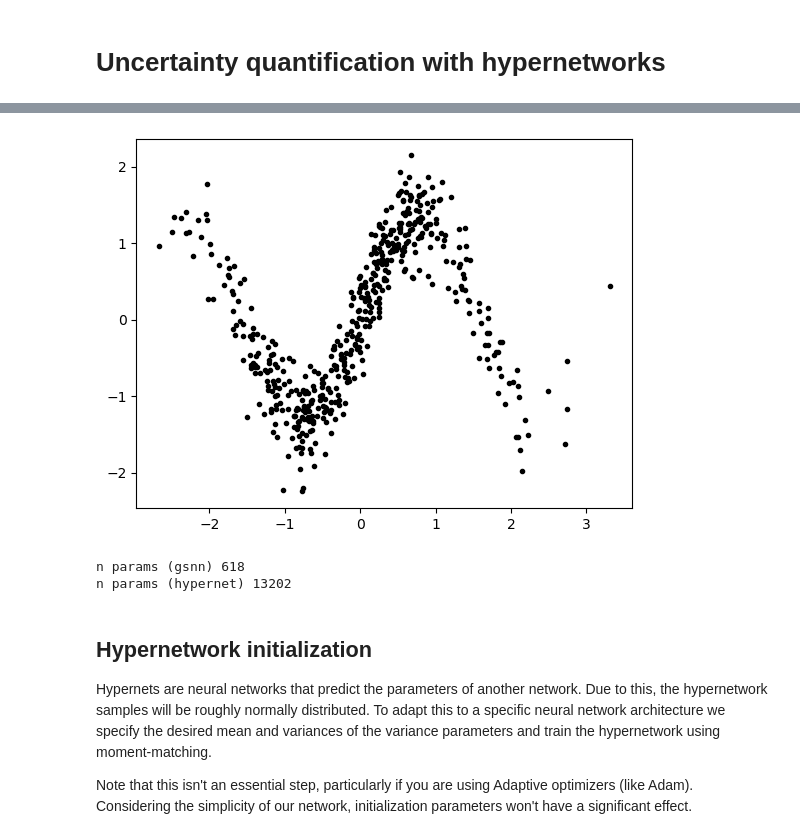
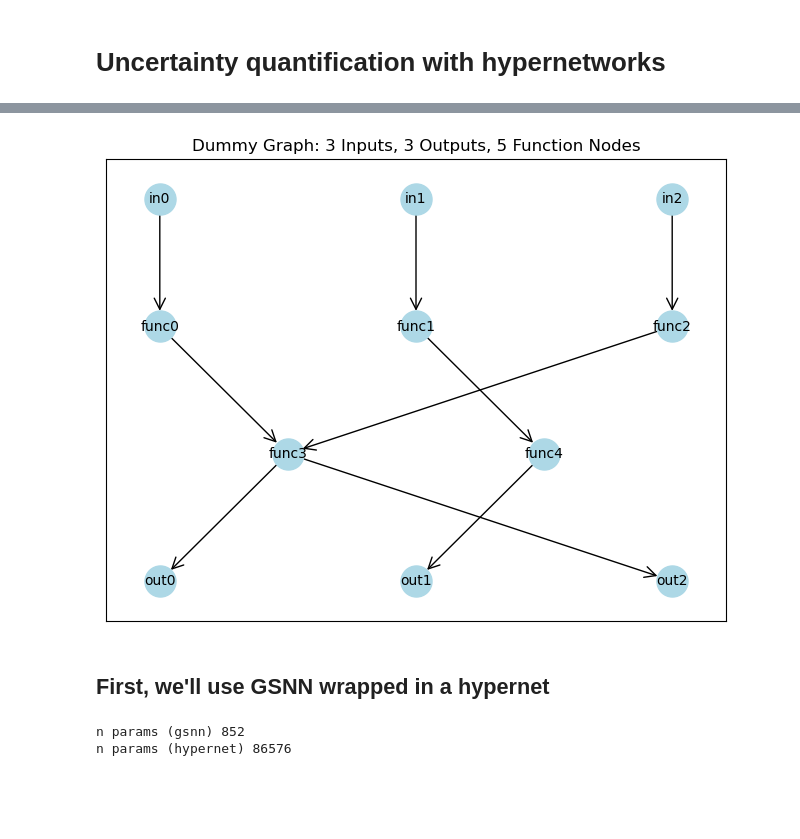
Before and after one commit to nathanieljevans/GSNN, a Jupyter notebook: docs/tutorials/07_UQ_with_HyperNetworks.ipynb, the cells around one changed output, grey strips where cells are left out. Cells and saved outputs as stored; diff of their text form; code cells hidden in the pictures; blank space fills up the shorter version.

```diff
--- a/docs/tutorials/07_UQ_with_HyperNetworks.ipynb
+++ b/docs/tutorials/07_UQ_with_HyperNetworks.ipynb
@@ -52,19 +32,13 @@ plt.show()
-# %%
-special_functions = {'func0': lambda x: np.sin(2*np.mean(([(xx) for xx in x]))), 'func3': lambda x: 5*np.sum(x)}
-
-x_train, x_test, y_train, y_test = simulate(G, n_train=500, n_test=0, input_nodes=input_nodes, output_nodes=output_nodes,
-                                            special_functions=special_functions, noise_scale=0.25)
-
-device = 'cuda' if torch.cuda.is_available() else 'cpu'
-
-x_train = torch.tensor(x_train, dtype=torch.float32).to(device)
-y_train = torch.tensor(y_train, dtype=torch.float32).to(device)
-
-y_mu = y_train.mean(0); y_std = y_train.std(0)
-y_train = (y_train - y_mu)/(y_std + 1e-8)
-# %%
-plt.figure()
-plt.plot(x_train.detach().cpu().numpy().ravel(), y_train.detach().cpu().numpy().ravel(), 'k.')
-plt.show()
-# %% [output]
-[figure, removed]
+# %%
+
+G, pos, x_train, x_test, y_train, y_test, \
+    input_nodes, function_nodes, output_nodes = simulate_3_in_3_out(n_train=25,
+                                                                    n_test=250,
+                                                                    noise_scale=1.)
+
+plt.figure(figsize=(8, 6))
+nx.draw_networkx(G, pos, with_labels=True, node_color='lightblue', node_size=500, font_size=10, arrowstyle='->', arrowsize=20)
+plt.title("Dummy Graph: 3 Inputs, 3 Outputs, 5 Function Nodes")
+plt.show()
+# %% [output]
+[figure, added]
@@ -71,27 +49,26 @@ plt.show()
+# %% [markdown]
+## First, we'll use GSNN wrapped in a hypernet
 # %%
-data = nx2pyg(G, input_nodes, function_nodes, output_nodes)
-
 gsnn = GSNN(data.edge_index_dict,
              data.node_names_dict,
-             channels=30,
-             layers=2,
+             channels=10,
+             layers=3,
              share_layers=False,
              bias=True,
+             residual=True,
              add_function_self_edges=True,
-             norm='layer',
-             dropout=0,
-             dropout_type='channel')
+             norm='none', # NOTE: our hypernet implementation is not compatible with batch norm
+             dropout=0).to(device)
 
-model = HyperNet(gsnn, stochastic_channels=10, width=20).to(device)
+model = HyperNet(gsnn, stochastic_channels=5, width=100).to(device)
 
 print('n params (gsnn)', sum([p.numel() for p in gsnn.parameters()]))
 print('n params (hypernet)', sum([p.numel() for p in model.parameters()]))
+
+optim = torch.optim.Adam(model.parameters(), lr=1e-3, weight_decay=0)
+crit = EnergyDistanceLoss()
+
+samples = 100
 # %% [output]
-n params (gsnn) 618
-n params (hypernet) 13202
+n params (gsnn) 852
+n params (hypernet) 86576
-# %% [markdown]
-## Hypernetwork initialization
-
-Hypernets are neural networks that predict the parameters of another network. Due to this, the hypernetwork samples will be roughly normally distributed. To adapt this to a specific neural network architecture we specify the desired mean and variances of the variance parameters and train the hypernetwork using moment-matching.
-
-Note that this isn't an essential step, particularly if you are using Adaptive optimizers (like Adam). Considering the simplicity of our network, initialization parameters won't have a significant effect.
```
Also changed, not shown: parts of 23 cells of this notebook, 3 other files.
